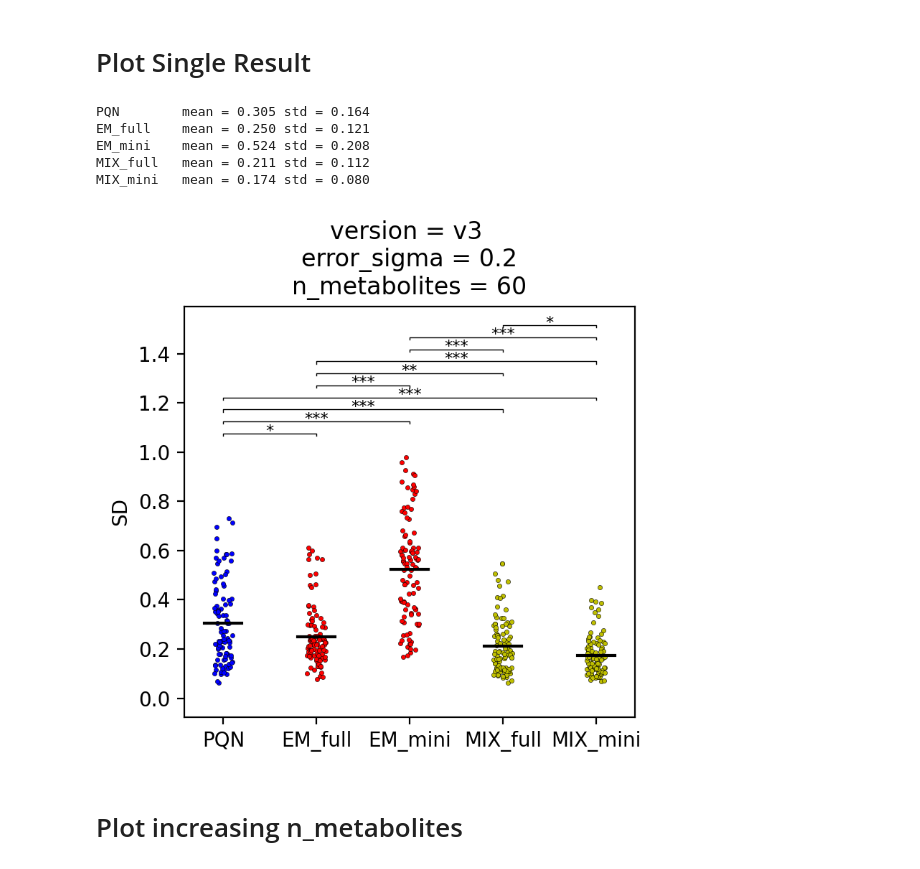
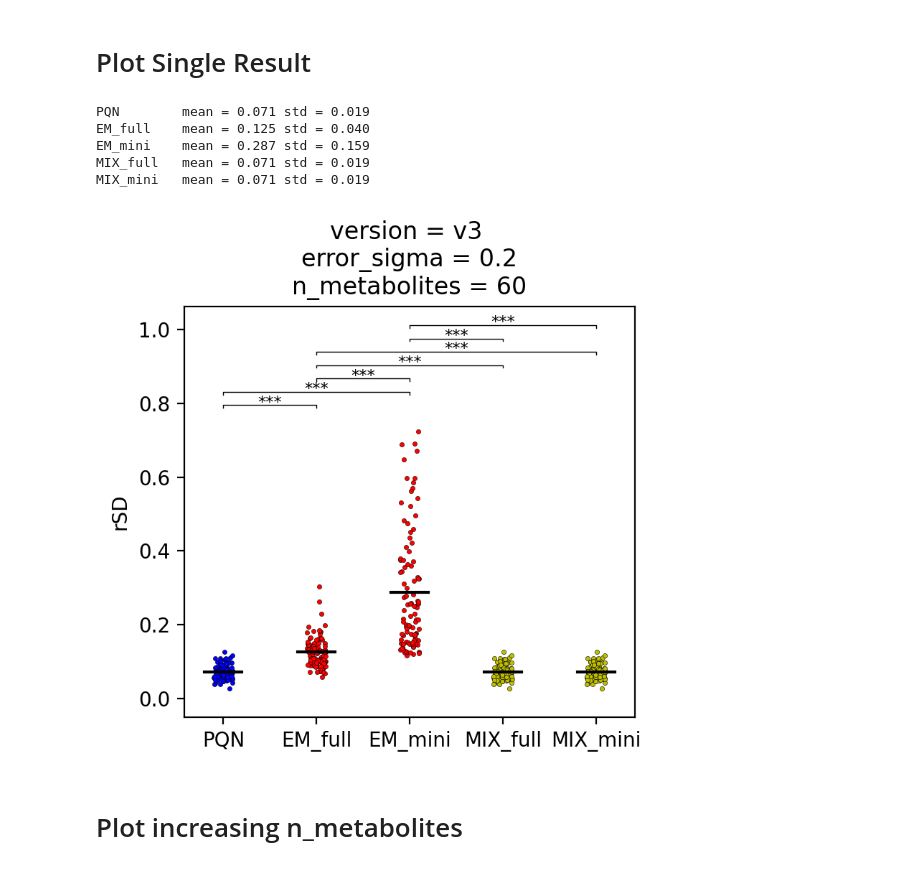
Before and after one commit to Gotsmy/sweat_normalization, a Jupyter notebook: synthetic_data/Simulation_Analysis.ipynb, the cells around one changed output. Drawn from its saved outputs; the diff is of its cells as text; code cells hidden in the pictures.

```diff
--- a/synthetic_data/Simulation_Analysis.ipynb
+++ b/synthetic_data/Simulation_Analysis.ipynb
@@ -161,32 +161,32 @@ def plot_points(diagnosis_name,results_sv):
 # %%
 # load data
 error_sigma   = .2
 n_metabolites = 60
 path          = 'v3'
 base          = '/home/users/mgotsmy/paper_gits/211109_sweat_normalization_github/sweat_normalization/synthetic_data/simulation_results'
 with open(f'{base}/{path}_e_{error_sigma}_n_{n_metabolites}.pkl','rb') as file:
     results_time,results_sv,results_model,raw_values = pickle.load(file)
 
 plt.figure(dpi=200,figsize=(4,4))
 plt.title('version = {} \nerror_sigma = {:.1f}\nn_metabolites = {}'.format(path,error_sigma,n_metabolites))
 
-diagnosis_name = 'SD'
+diagnosis_name = 'rSD'
 nr = plot_performance(diagnosis_name,results_sv)
 plt.ylabel(diagnosis_name)
 plt.plot(0,0,color='b',label='PQN')
 plt.plot(0,0,color='r',label='EM')
 plt.plot(0,0,color='y',label='MIX')
 plt.xticks(range(nr),['PQN','EM_full','EM_mini','MIX_full','MIX_mini'])
 # plt.legend(fancybox=False,edgecolor='k')#,loc='lower right')
 plt.tight_layout()
 plt.show()
 # %% [output]
-PQN        mean = 0.305 std = 0.164
-EM_full    mean = 0.250 std = 0.121
-EM_mini    mean = 0.524 std = 0.208
-MIX_full   mean = 0.211 std = 0.112
-MIX_mini   mean = 0.174 std = 0.080
+PQN        mean = 0.071 std = 0.019
+EM_full    mean = 0.125 std = 0.040
+EM_mini    mean = 0.287 std = 0.159
+MIX_full   mean = 0.071 std = 0.019
+MIX_mini   mean = 0.071 std = 0.019
-[figure, old version]
+[figure, new version]
 # %% [markdown]
 # Plot increasing n_metabolites
 # %%
```
Also changed, not shown: 2 other files.
